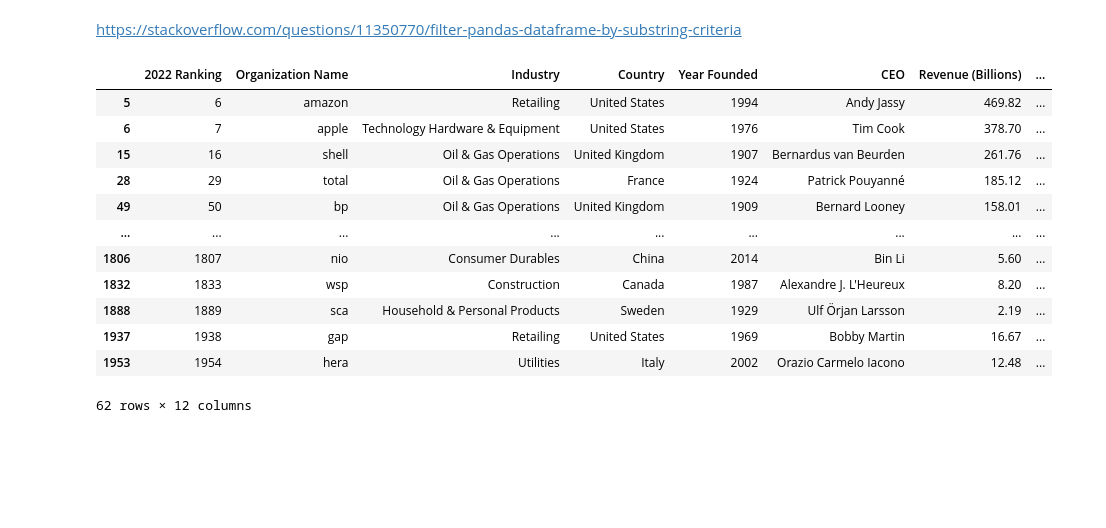
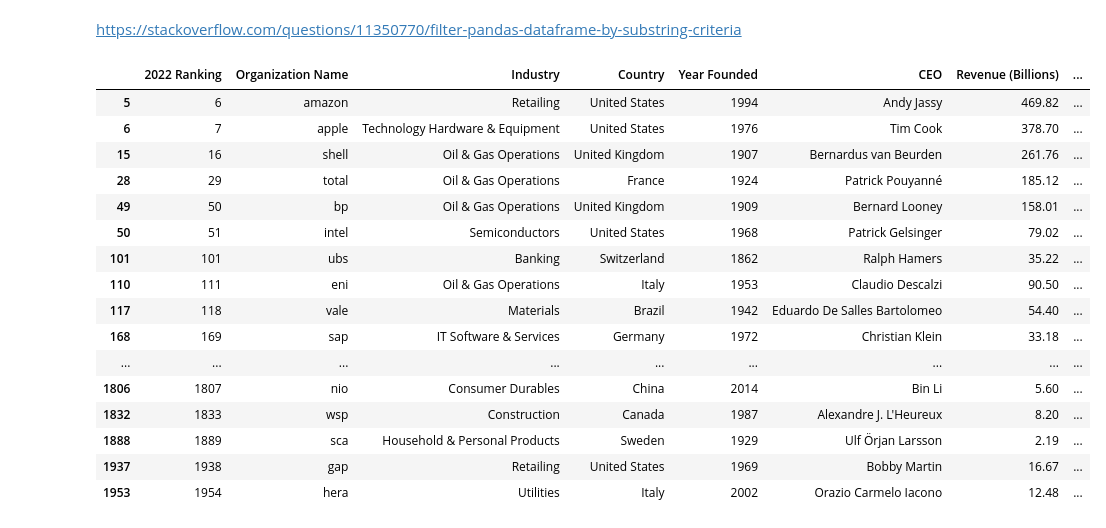
Before and after one commit to hanlily666/2023Fall_Projects, a Jupyter notebook: han_ruixin_final_project.ipynb, the cells around one changed output. Drawn from its saved outputs; the diff is of its cells as text; code cells hidden in the pictures; blank space fills up the shorter version.

```diff
--- a/han_ruixin_final_project.ipynb
+++ b/han_ruixin_final_project.ipynb
@@ -65,17 +38,14 @@ Plan for the next steps
-# %%
-# referenced from https://stackoverflow.com/questions/9530950/parsing-hostname-and-port-from-string-or-url
-def extract_hostname(url: str) -> str:
-    parsed_url = urlparse(url)
-    return parsed_url.hostname
 # %%
+# referenced from https://stackoverflow.com/questions/9530950/parsing-hostname-and-port-from-string-or-url
+
 import pandas as pd
 from urllib.parse import urlparse
 import ast
+# pd.set_option('display.max_colwidth', 0)
 
 def extract_hostname(url: str) -> str:
     parsed_url = urlparse(url)
     hostname = parsed_url.hostname
-    # Split the hostname by '.'
     parts = hostname.split('.')
     # If there is only one dot, extract the first part
     if len(parts) == 2:
@@ -88,19 +58,9 @@ def extract_hostname(url: str) -> str:
         hostname = parts[1]
     return hostname
 
-# Read the CSV file into a DataFrame
 df = pd.read_csv('chatgpt1.csv')
 
-# Drop rows where 'Outlinks' is NaN
 df = df.dropna(subset=['Outlinks'])
 
 # Convert 'Outlinks' from string representation of list to actual list
 df['Outlinks'] = df['Outlinks'].apply(ast.literal_eval)
-
-# Extract hostnames from each URL in 'Outlinks' and add them to a set
-all_hostnames = set()
-for outlinks in df['Outlinks']:
-    for url in outlinks:
-        all_hostnames.add(extract_hostname(url))
-
-print(all_hostnames)
@@ -108,0 +67,5 @@ print(all_hostnames)
+# %%
+
+# Extract hostnames from each URL in 'Outlinks', add them to a list, and add the list as a new column in the DataFrame
+df['hostname'] = df['Outlinks'].apply(lambda outlinks: [extract_hostname(url) for url in outlinks])
+df
@@ -108,0 +86,4 @@ print(all_hostnames)
+# %%
+# Add all unique hostnames to a set. The use of 'explode' is referenced from https://stackoverflow.com/questions/12680754/split-explode-pandas-dataframe-string-entry-to-separate-rows
+all_hostnames = set(df['hostname'].explode())
+all_hostnames
@@ -118,21 +115,27 @@ df_forbes['Organization Name'] = df_forbes['Organization Name'].str.lower()
 df_hostnames = pd.DataFrame(list(all_hostnames), columns=['hostname'])
 # %%
+# https://www.back40design.com/blog/what-is-a-company-domain-vs-website/
+# source: https://stackoverflow.com/questions/39901550/python-userwarning-this-pattern-has-match-groups-to-actually-get-the-groups
 # Add a new column 'hostname' to df_forbes that contains the hostname if the 'Organization Name' is in the 'hostname' Series of df_hostnames, otherwise N/A
-df_forbes['hostname'] = df_forbes['Organization Name'].apply(lambda x: x if df_hostnames['hostname'].str.contains(x).any() else 'N/A')
+df_forbes['hostname'] = df_forbes['Organization Name'].apply(lambda x: x if df_hostnames['hostname'].str.contains(x, regex=False).any() else 'N/A')
 
 matched_hostname = df_forbes[df_forbes['hostname'] != 'N/A']
 matched_hostname
 # %% [output]
 |  | 2022 Ranking | Organization Name | Industry | Country | Year Founded | CEO | Revenue (Billions) | ... |
 | 5 | 6 | amazon | Retailing | United States | 1994 | Andy Jassy | 469.82 | ... |
 | 6 | 7 | apple | Technology Hardware & Equipment | United States | 1976 | Tim Cook | 378.70 | ... |
 | 15 | 16 | shell | Oil & Gas Operations | United Kingdom | 1907 | Bernardus van Beurden | 261.76 | ... |
 | 28 | 29 | total | Oil & Gas Operations | France | 1924 | Patrick Pouyanné | 185.12 | ... |
 | 49 | 50 | bp | Oil & Gas Operations | United Kingdom | 1909 | Bernard Looney | 158.01 | ... |
+| 50 | 51 | intel | Semiconductors | United States | 1968 | Patrick Gelsinger | 79.02 | ... |
+| 101 | 101 | ubs | Banking | Switzerland | 1862 | Ralph Hamers | 35.22 | ... |
+| 110 | 111 | eni | Oil & Gas Operations | Italy | 1953 | Claudio Descalzi | 90.50 | ... |
+| 117 | 118 | vale | Materials | Brazil | 1942 | Eduardo De Salles Bartolomeo | 54.40 | ... |
+| 168 | 169 | sap | IT Software & Services | Germany | 1972 | Christian Klein | 33.18 | ... |
 | ... | ... | ... | ... | ... | ... | ... | ... | ... |
 | 1806 | 1807 | nio | Consumer Durables | China | 2014 | Bin Li | 5.60 | ... |
 | 1832 | 1833 | wsp | Construction | Canada | 1987 | Alexandre J. L'Heureux | 8.20 | ... |
 | 1888 | 1889 | sca | Household & Personal Products | Sweden | 1929 | Ulf Örjan Larsson | 2.19 | ... |
 | 1937 | 1938 | gap | Retailing | United States | 1969 | Bobby Martin | 16.67 | ... |
 | 1953 | 1954 | hera | Utilities | Italy | 2002 | Orazio Carmelo Iacono | 12.48 | ... |
-62 rows × 12 columns
```
Also changed, not shown: parts of 41 cells of this notebook, 4 other files.
